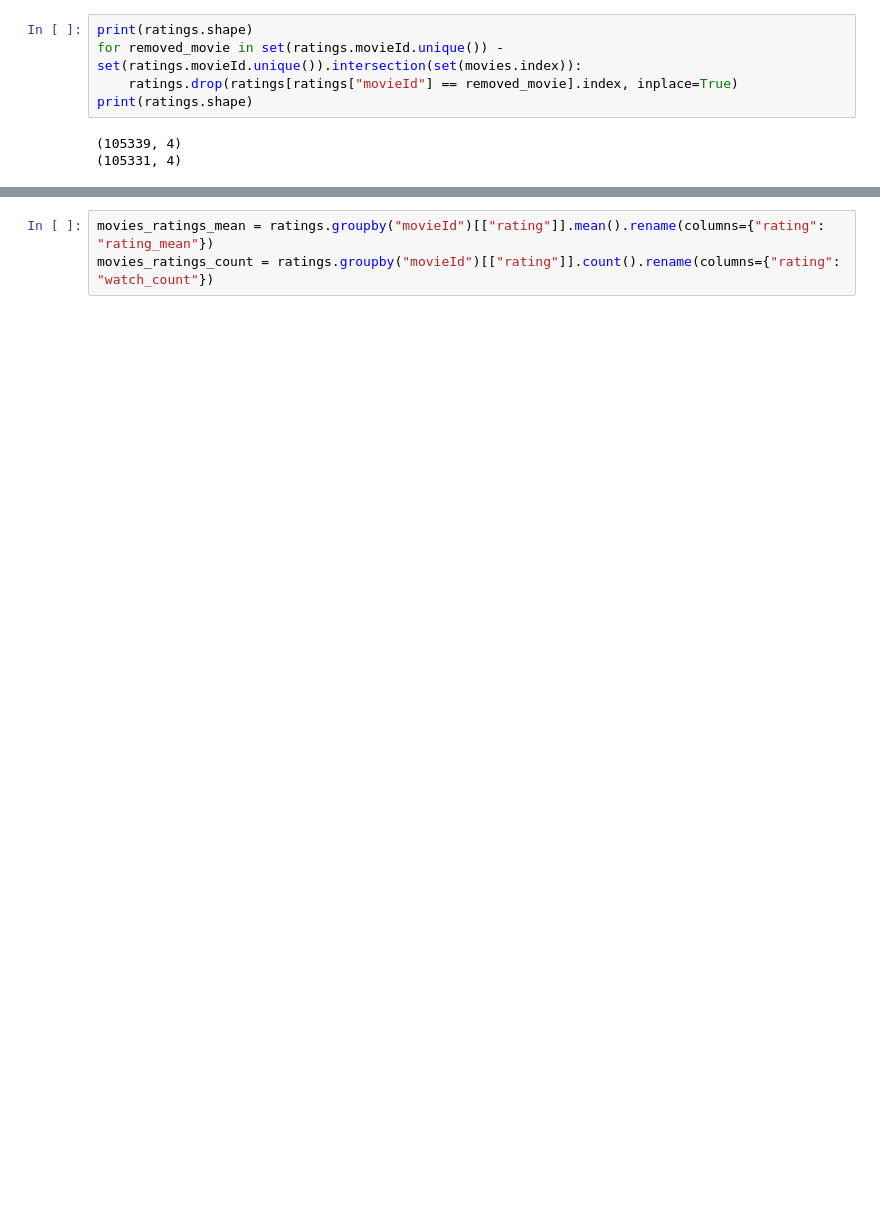
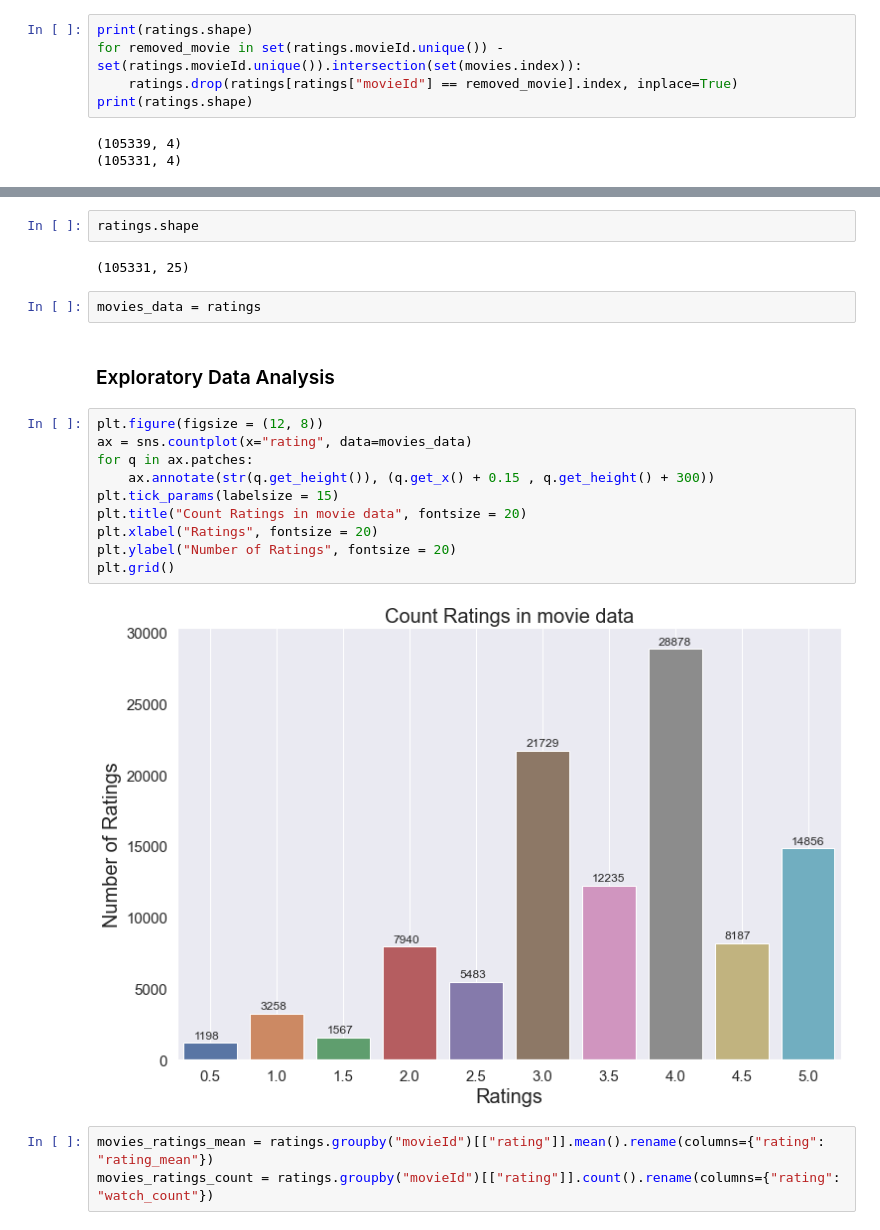
Before and after one commit to bhavesh-20/Movie-Data-Analysis, a Jupyter notebook: Project_G01.ipynb, the cells around one changed output, grey strips where cells are left out. Saved outputs shown, nothing was run; the diff lists cells and outputs as text; blank space fills up the shorter version.

Commit message:
Exploratory Data Analysis Done

```diff
--- a/Project_G01.ipynb
+++ b/Project_G01.ipynb
@@ -249,3 +245,23 @@ The plot shows that there 3600 movies which are watched only once.
+# %%
+ratings.shape
+# %% [output]
+(105331, 25)
+# %%
+movies_data = ratings
+# %% [markdown]
+### Exploratory Data Analysis
+# %%
+plt.figure(figsize = (12, 8))
+ax = sns.countplot(x="rating", data=movies_data)
+for q in ax.patches:
+    ax.annotate(str(q.get_height()), (q.get_x() + 0.15 , q.get_height() + 300))
+plt.tick_params(labelsize = 15)
+plt.title("Count Ratings in movie data", fontsize = 20)
+plt.xlabel("Ratings", fontsize = 20)
+plt.ylabel("Number of Ratings", fontsize = 20)
+plt.grid()
+# %% [output]
+[figure, added]
 # %%
 movies_ratings_mean = ratings.groupby("movieId")[["rating"]].mean().rename(columns={"rating": "rating_mean"})
 movies_ratings_count = ratings.groupby("movieId")[["rating"]].count().rename(columns={"rating": "watch_count"})
```
Also changed, not shown: parts of 33 cells of this notebook.
